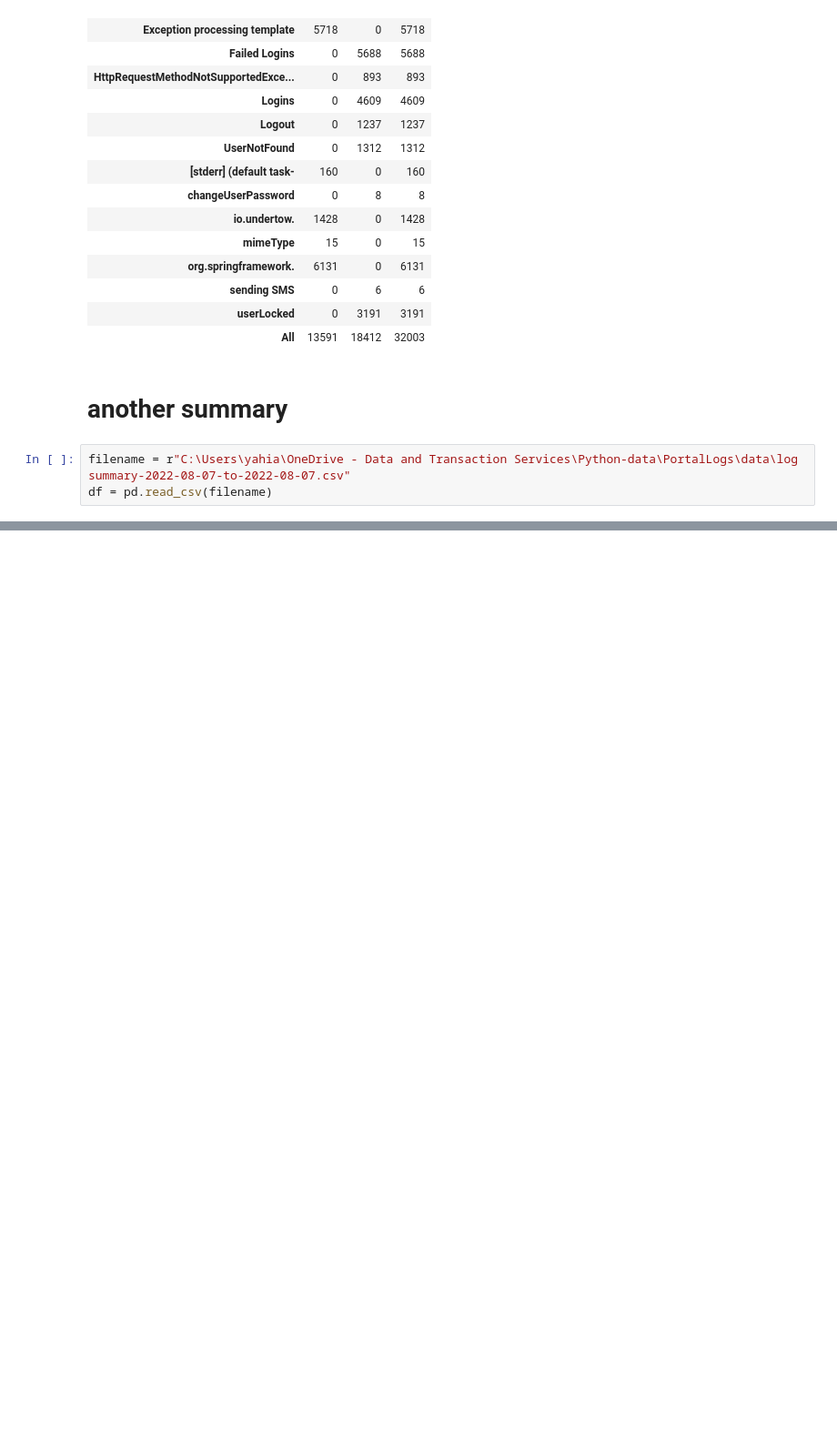
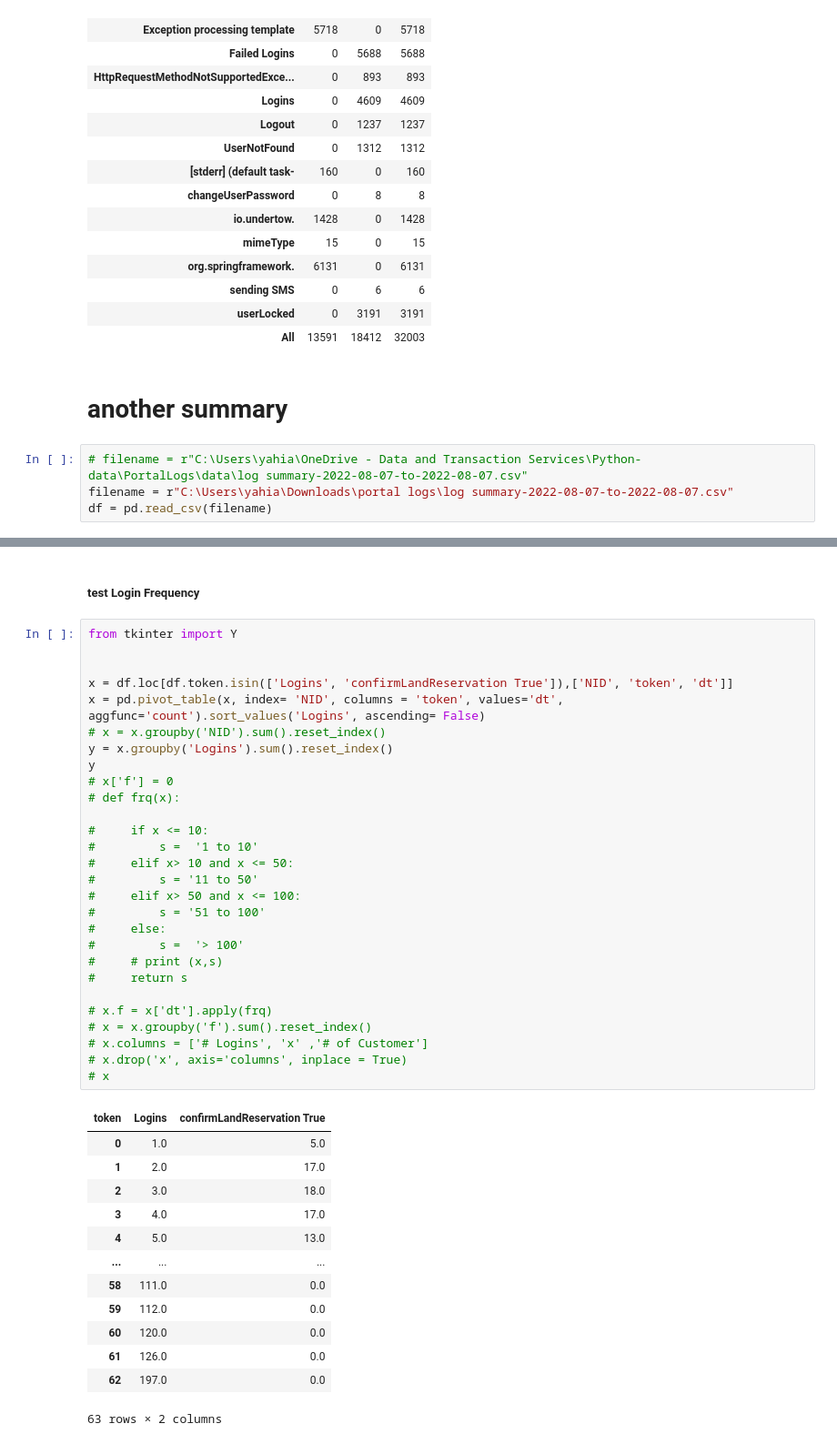
Before and after one commit to yjad/portal_logs, a Jupyter notebook: test.ipynb, the cells around one changed output, grey strips where cells are left out. Shown: that part at 91% size. Saved outputs shown, nothing was run; the diff lists cells and outputs as text; blank space fills up the shorter version.

```diff
--- a/test.ipynb
+++ b/test.ipynb
@@ -214,5 +214,6 @@ df.fillna(0).pivot_table(columns='categ', index='token', values = 'error_line',
 # %% [markdown]
 # another summary
 # %%
-filename = r"C:\Users\yahia\OneDrive - Data and Transaction Services\Python-data\PortalLogs\data\log summary-2022-08-07-to-2022-08-07.csv"
+# filename = r"C:\Users\yahia\OneDrive - Data and Transaction Services\Python-data\PortalLogs\data\log summary-2022-08-07-to-2022-08-07.csv"
+filename = r"C:\Users\yahia\Downloads\portal logs\log summary-2022-08-07-to-2022-08-07.csv"
 df = pd.read_csv(filename)
@@ -231,0 +229,44 @@ d = '07-08-2022  12:00:04 AM'
+# %% [markdown]
+##### test Login Frequency
+# %%
+from tkinter import Y
+
+
+x = df.loc[df.token.isin(['Logins', 'confirmLandReservation True']),['NID', 'token', 'dt']]
+x = pd.pivot_table(x, index= 'NID', columns = 'token', values='dt', aggfunc='count').sort_values('Logins', ascending= False)
+# x = x.groupby('NID').sum().reset_index()
+y = x.groupby('Logins').sum().reset_index()
+y
+# x['f'] = 0
+# def frq(x):
+
+#     if x <= 10:
+#         s =  '1 to 10'
+#     elif x> 10 and x <= 50:
+#         s = '11 to 50'
+#     elif x> 50 and x <= 100:
+#         s = '51 to 100'
+#     else:
+#         s =  '> 100'
+#     # print (x,s)
+#     return s
+
+# x.f = x['dt'].apply(frq)
+# x = x.groupby('f').sum().reset_index()
+# x.columns = ['# Logins', 'x' ,'# of Customer']
+# x.drop('x', axis='columns', inplace = True)
+# x
+# %% [output]
+| token | Logins | confirmLandReservation True |
+| 0 | 1.0 | 5.0 |
+| 1 | 2.0 | 17.0 |
+| 2 | 3.0 | 18.0 |
+| 3 | 4.0 | 17.0 |
+| 4 | 5.0 | 13.0 |
+| ... | ... | ... |
+| 58 | 111.0 | 0.0 |
+| 59 | 112.0 | 0.0 |
+| 60 | 120.0 | 0.0 |
+| 61 | 126.0 | 0.0 |
+| 62 | 197.0 | 0.0 |
+63 rows × 2 columns
```
Also changed, not shown: parts of 5 cells of this notebook, 1 other file.
